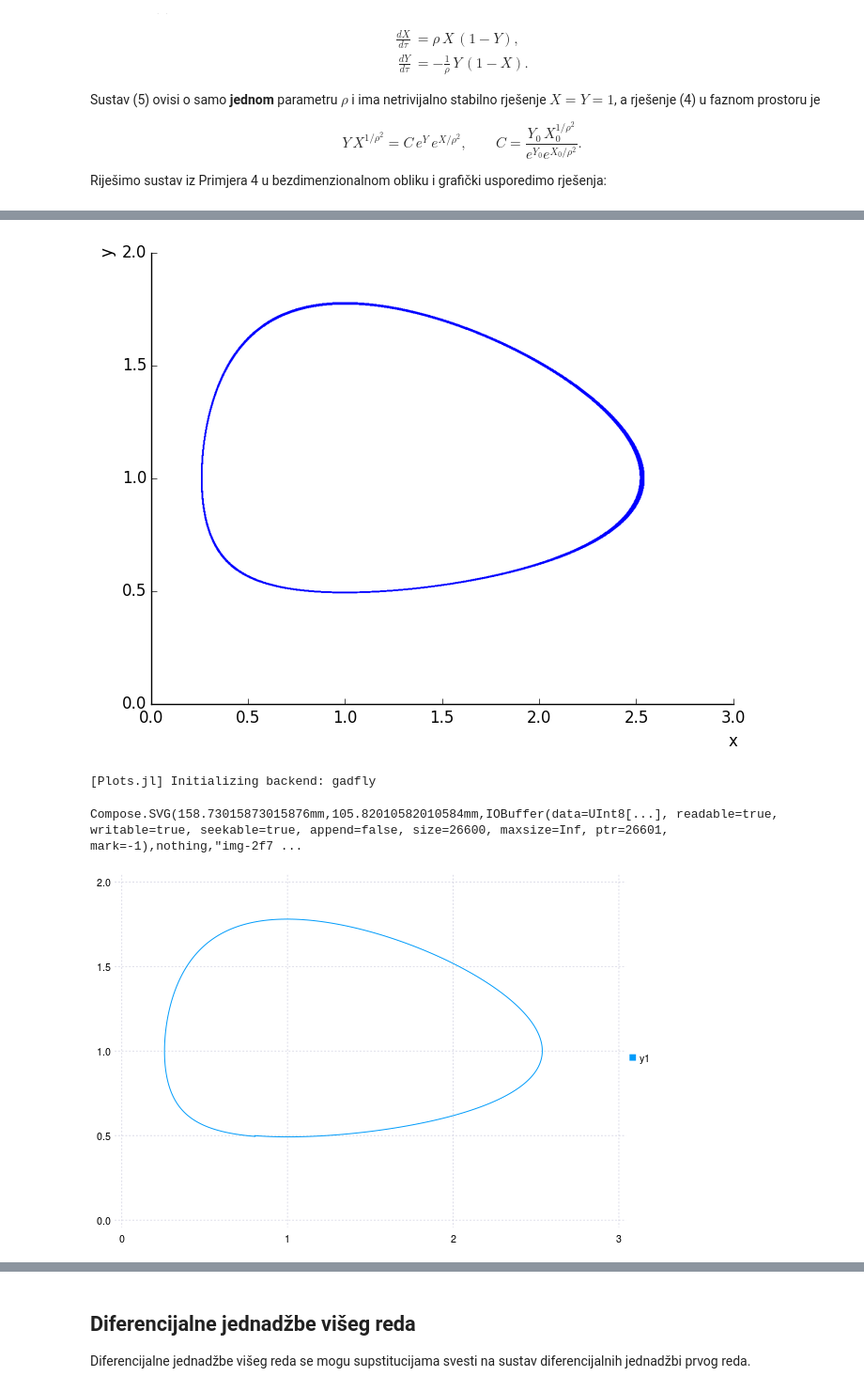
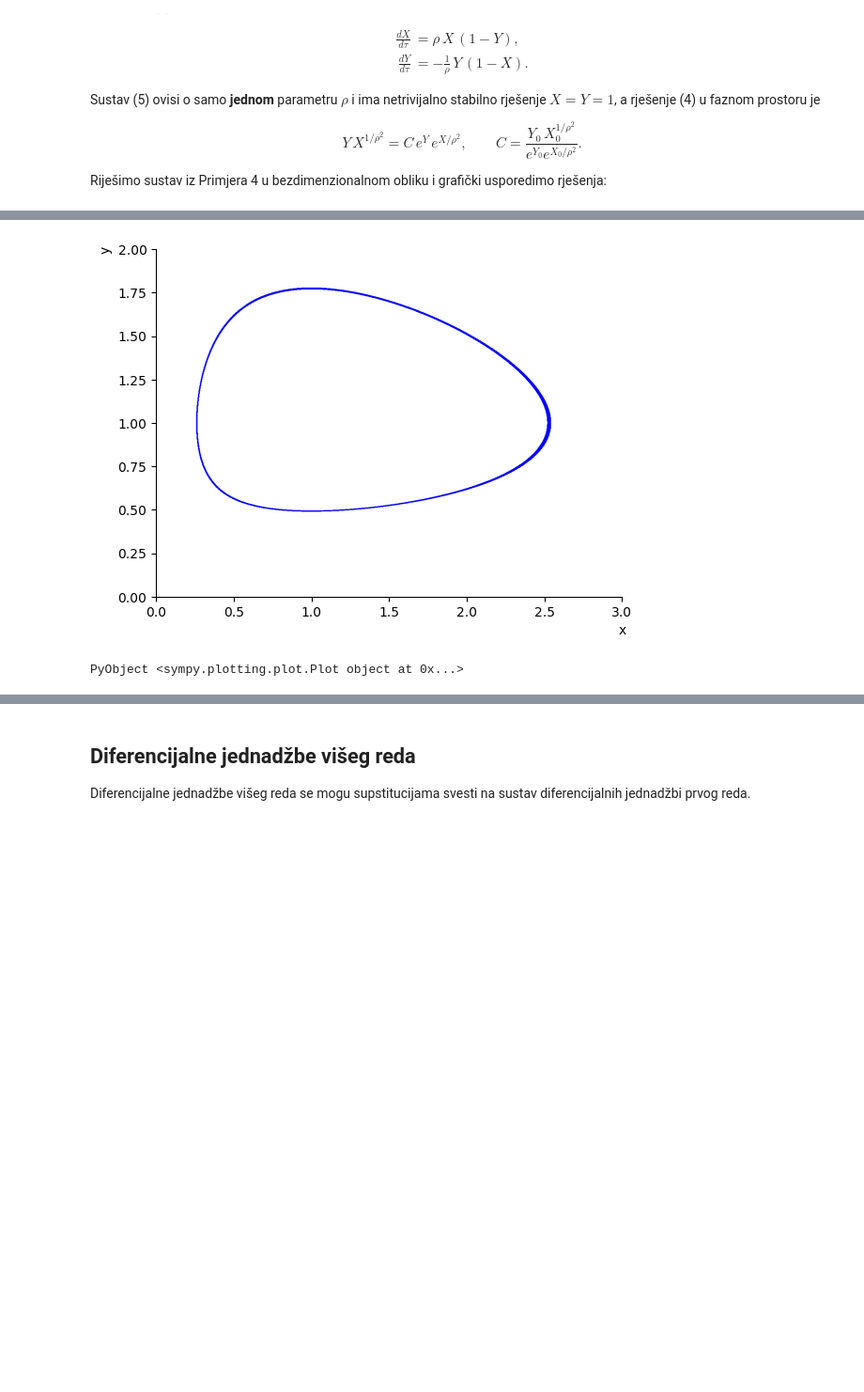
Before and after one commit to ivanslapnicar/Numericka_analiza, a Jupyter notebook: src/NA21_Diferencijalne_jednadzbe.ipynb, the cells around one changed output, grey strips where cells are left out. Shown at 94% size. Drawn from its saved outputs; the diff is of its cells as text; code cells hidden in the pictures; blank space fills up the shorter version.

```diff
--- a/src/NA21_Diferencijalne_jednadzbe.ipynb
+++ b/src/NA21_Diferencijalne_jednadzbe.ipynb
@@ -33,7 +33,7 @@ __Lokalna pogreška__ je $O(h^2)$, a __globalna pogreška__ je $O(h)$ pa metoda
 # %%
 function myEuler{T,T1}(f::Function,y0::T,x::T1)
     h=x[2]-x[1]
-    y=Array(T,length(x))
+    y=Array{T}(length(x))
     y[1]=y0
     for i=2:length(x)
         y[i]=y[i-1]+h*f(x[i-1],y[i-1])
@@ -518,12 +523,9 @@ Plots.GadflyPackage()
 # %%
 #Crtanje implicitne funkcije traje dugo. Vidimo da se grafovi preklapaju.
-@vars x,y
+@syms x y
 σ=1/ρ^2
 C0=(y0[2]*y0[1]^σ)/exp(y0[2]+σ*y0[1])
 SymPy.plot_implicit(Eq(y*x^σ,C0*exp(y+σ*x)),(x,0,3),(y,0,2))
-SymPy.plot(X[1:Int((length(X)-1)/2)+120],Y[1:Int((length(X)-1)/2)+120])
 # %% [output]
-[figure, old version]
+[figure, new version]
-[Plots.jl] Initializing backend: gadfly
+PyObject <sympy.plotting.plot.Plot object at 0x...>
-Compose.SVG(158.73015873015876mm,105.82010582010584mm,IOBuffer(data=UInt8[...], readable=true, writable=true, seekable=true, append=false, size=26600, maxsize=Inf, ptr=26601, mark=-1),nothing,"img-2f7 ...
-[figure, removed]
```
Also changed, not shown: parts of 21 cells of this notebook.
